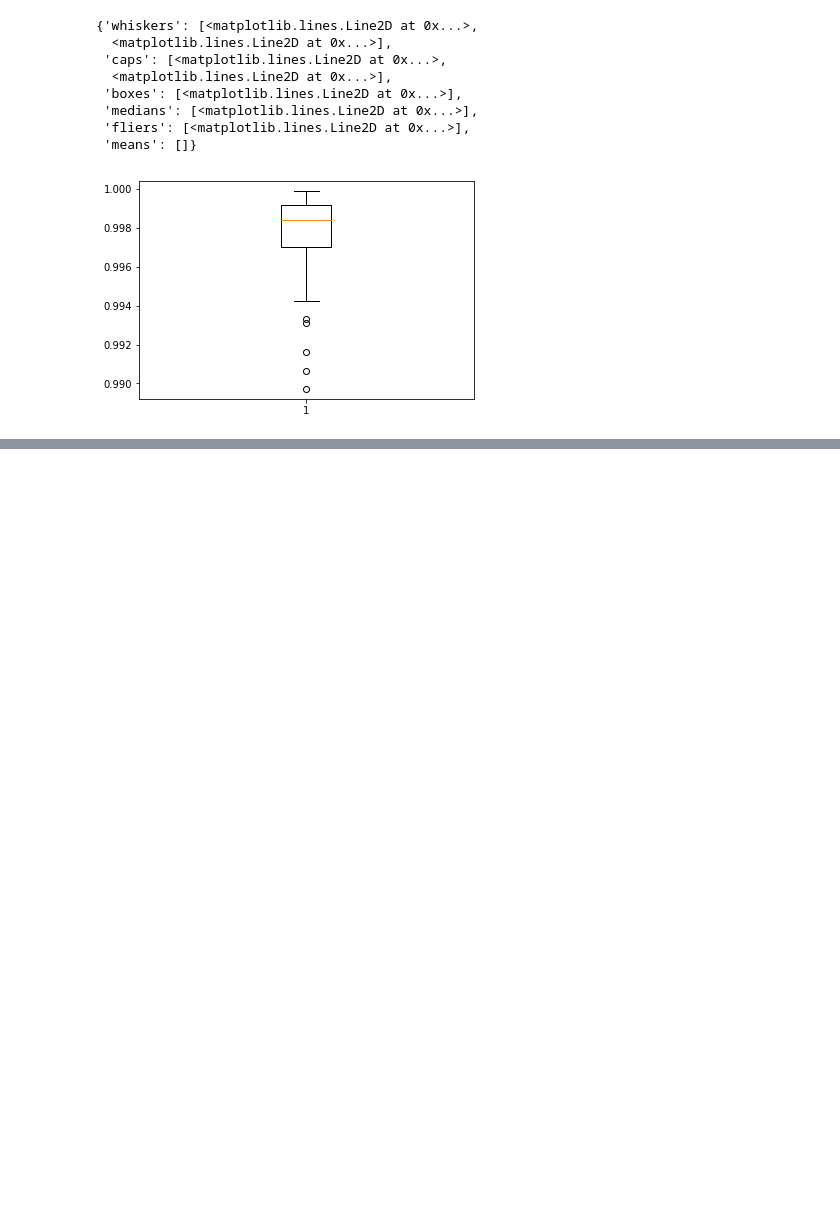
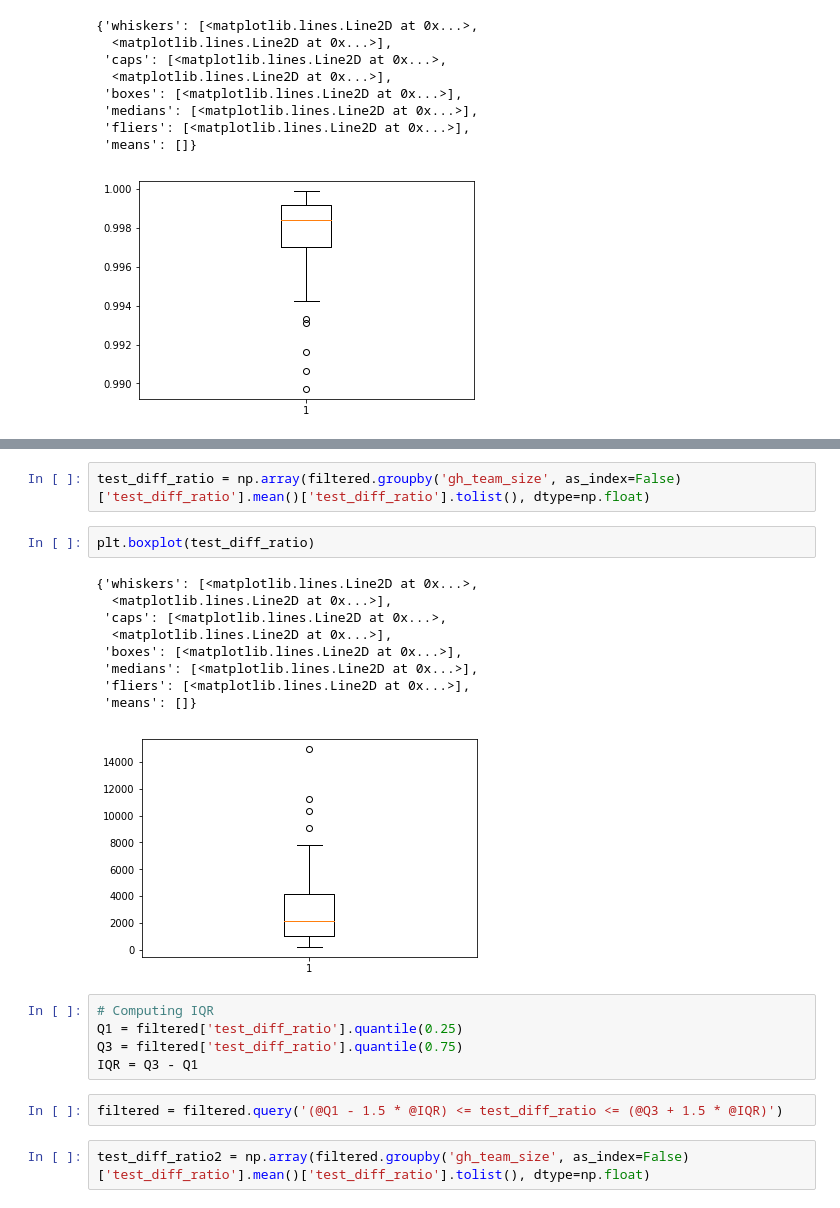
Before and after one commit to cmput402-w19/project-saragholami, a Jupyter notebook: Refined Dataset.ipynb, the cells around one changed output, grey strips where cells are left out. Drawn from its saved outputs; the diff is of its cells as text; blank space fills up the shorter version.

```diff
--- a/Refined Dataset.ipynb
+++ b/Refined Dataset.ipynb
@@ -393,0 +424,23 @@ plt.show()
+# %%
+test_diff_ratio = np.array(filtered.groupby('gh_team_size', as_index=False)['test_diff_ratio'].mean()['test_diff_ratio'].tolist(), dtype=np.float)
+# %%
+plt.boxplot(test_diff_ratio)
+# %% [output]
+{'whiskers': [<matplotlib.lines.Line2D at 0x...>,
+  <matplotlib.lines.Line2D at 0x...>],
+ 'caps': [<matplotlib.lines.Line2D at 0x...>,
+  <matplotlib.lines.Line2D at 0x...>],
+ 'boxes': [<matplotlib.lines.Line2D at 0x...>],
+ 'medians': [<matplotlib.lines.Line2D at 0x...>],
+ 'fliers': [<matplotlib.lines.Line2D at 0x...>],
+ 'means': []}
+[figure, added]
+# %%
+# Computing IQR
+Q1 = filtered['test_diff_ratio'].quantile(0.25)
+Q3 = filtered['test_diff_ratio'].quantile(0.75)
+IQR = Q3 - Q1
+# %%
+filtered = filtered.query('(@Q1 - 1.5 * @IQR) <= test_diff_ratio <= (@Q3 + 1.5 * @IQR)')
+# %%
+test_diff_ratio2 = np.array(filtered.groupby('gh_team_size', as_index=False)['test_diff_ratio'].mean()['test_diff_ratio'].tolist(), dtype=np.float)
```
Also changed, not shown: parts of 14 cells of this notebook, 6 other files.
